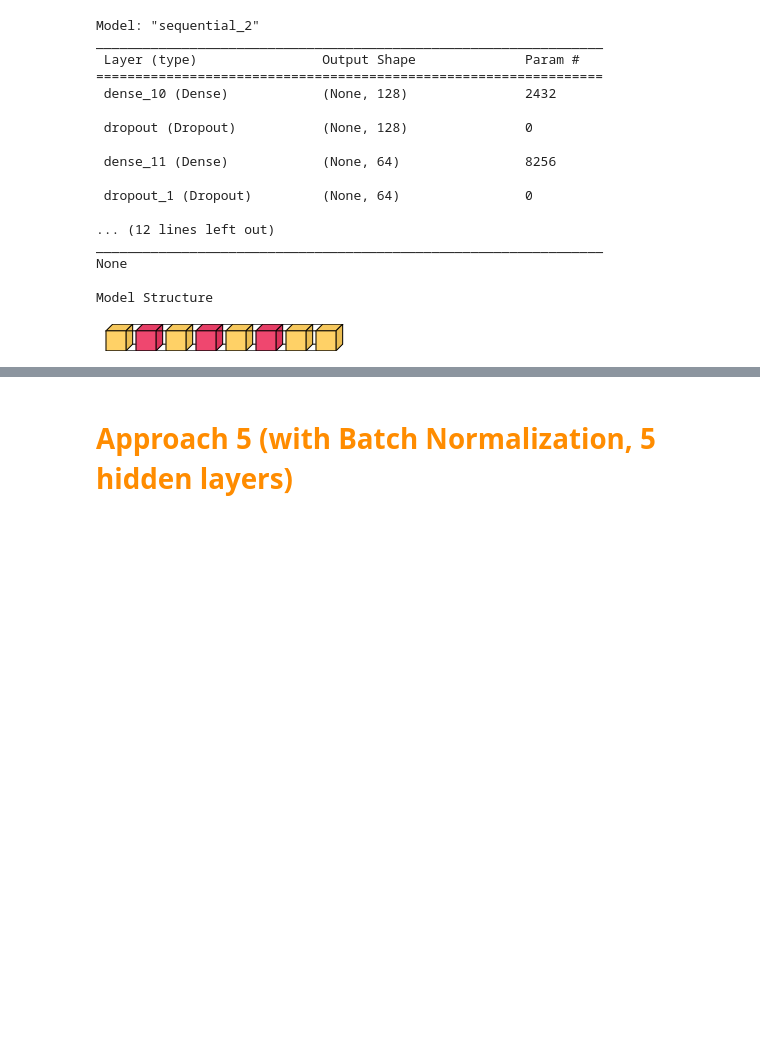
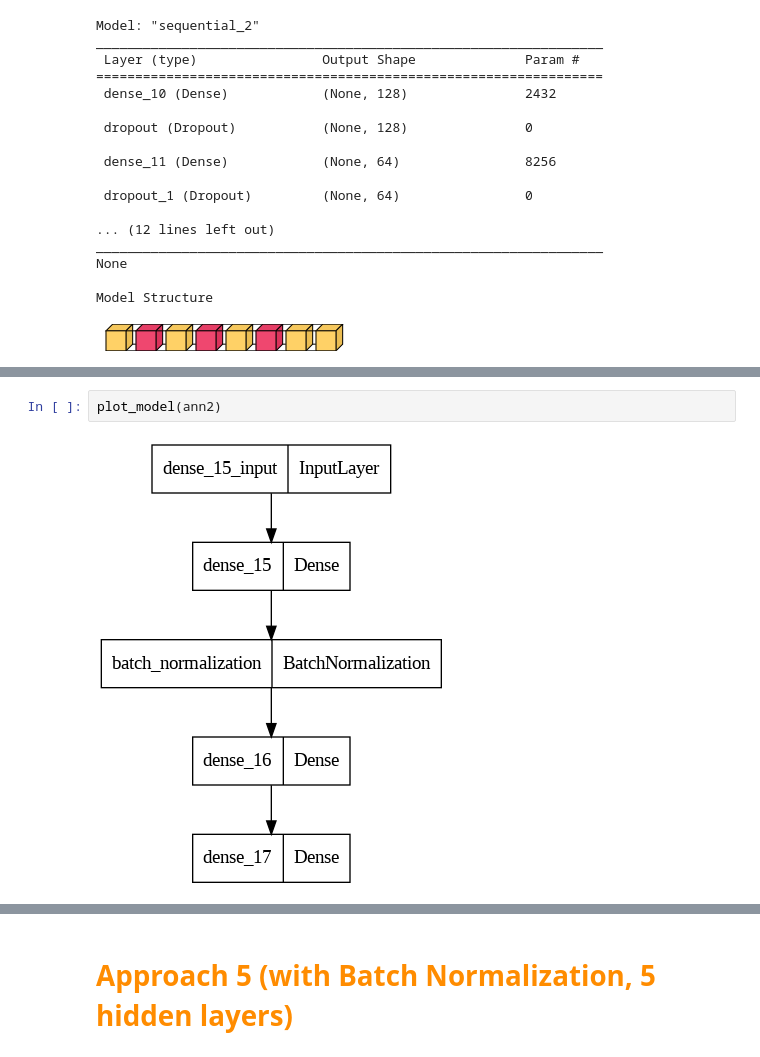
Before and after one commit to pmama/DeepLearningConcepts, a Jupyter notebook: kc_house_price.ipynb, the cells around one changed output, grey strips where cells are left out. Cells and saved outputs as stored; diff of their text form; blank space fills up the shorter version.

```diff
--- a/kc_house_price.ipynb
+++ b/kc_house_price.ipynb
@@ -860,3 +913,7 @@ visualkeras.layered_view(ann2)
+# %%
+plot_model(ann2)
+# %% [output]
+[figure, added]
 # %%
 losses2 = pd.DataFrame(ann2.history.history)
 
```
Also changed, not shown: parts of 32 cells of this notebook.
